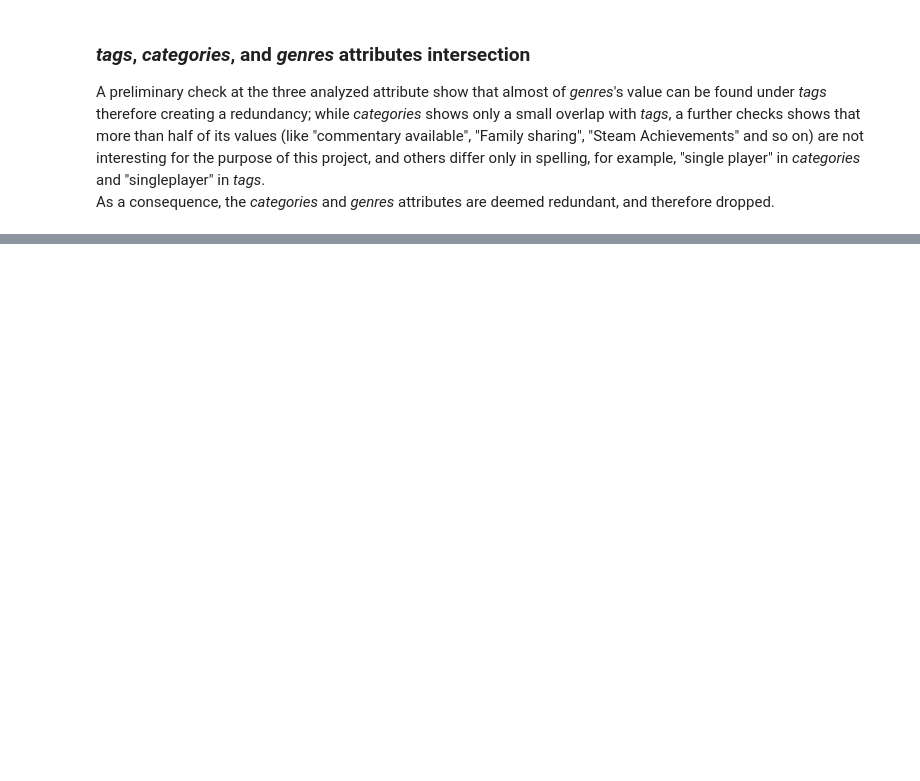
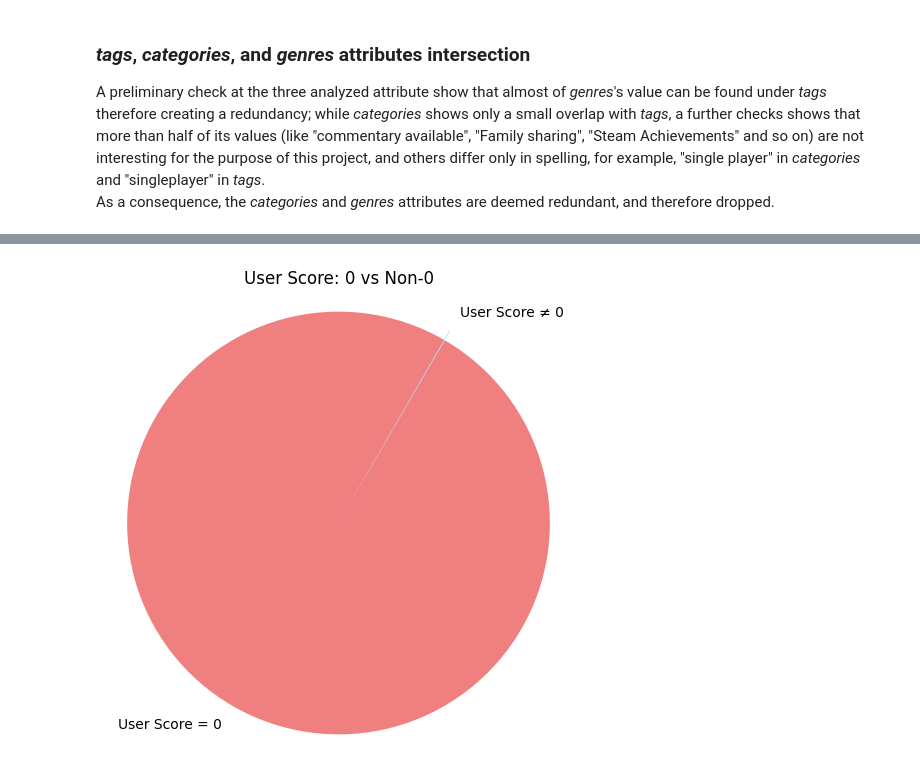
Before and after one commit to Jingrui-Zhu/SLDV, a Jupyter notebook: dataset_cleaning.ipynb, the cells around one changed output, grey strips where cells are left out. Drawn from its saved outputs; the diff is of its cells as text; code cells hidden in the pictures; blank space fills up the shorter version.

```diff
--- a/dataset_cleaning.ipynb
+++ b/dataset_cleaning.ipynb
@@ -400,0 +323,13 @@ plt.show()
+# %%
+userscore_counts = df_games['user_score'].value_counts()
+
+zero_count = userscore_counts.get(0, 0)
+nonzero_count = userscore_counts.sum() - zero_count
+
+plt.figure(figsize=(6, 6))
+plt.pie([zero_count, nonzero_count], labels=['User Score = 0', 'User Score ≠ 0'], startangle=60, colors=['lightcoral', 'lightskyblue'], explode=(0.05, 0))
+plt.title('User Score: 0 vs Non-0')
+plt.axis('equal')
+plt.show()
+# %% [output]
+[figure, added]
```
Also changed, not shown: parts of 49 cells of this notebook.
